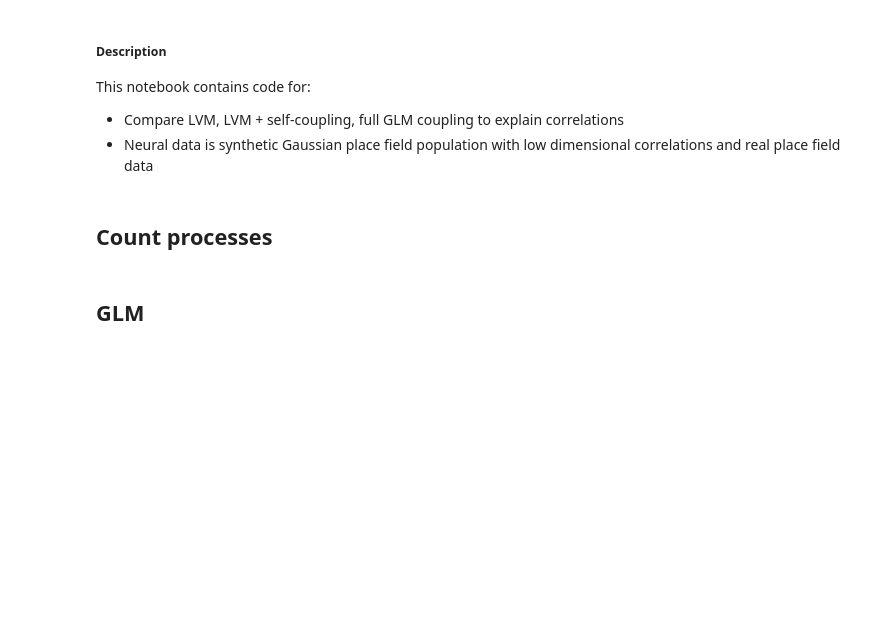
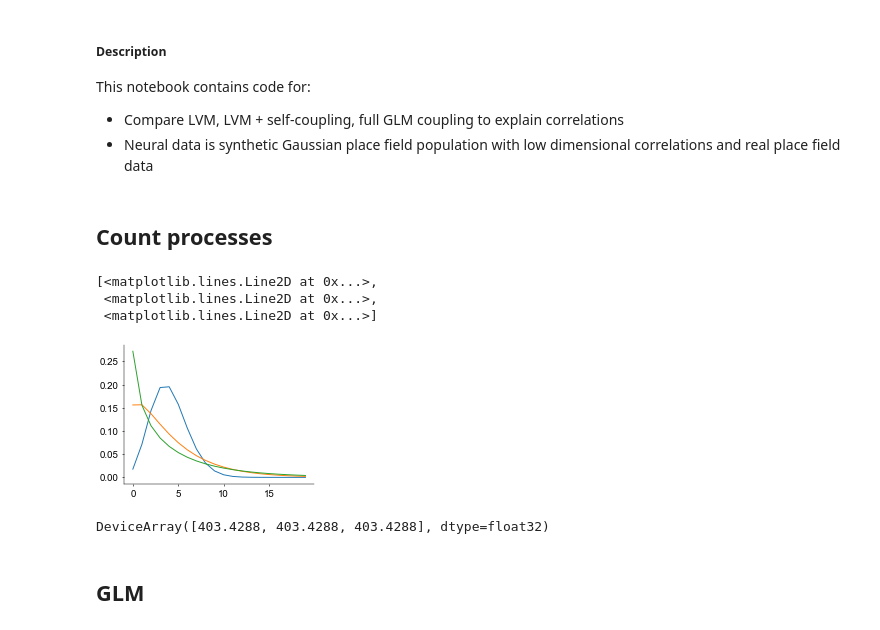
Before and after one commit to davindicode/nonparametric-nonrenewal-process, a Jupyter notebook: notebooks/baselines.ipynb, the cells around one changed output. Cells and saved outputs as stored; diff of their text form; code cells hidden in the pictures; blank space fills up the shorter version.

```diff
--- a/notebooks/baselines.ipynb
+++ b/notebooks/baselines.ipynb
@@ -49,9 +49,9 @@ plt.style.use(['../paper.mplstyle'])
 ## Count processes
 # %%
 neurons = 3
-tbin = 100.  # ms
+tbin = 0.01  # s
 
-count_type = 'p'
+count_type = 'nb'
 
 if count_type == 'p':
     count = lib.likelihoods.factorized.Poisson(
@@ -60,25 +60,25 @@ if count_type == 'p':
     )
 
 elif count_type == 'zip':
-    sigma = np.linspace(0.5, 1.5, neurons)
+    alpha = np.linspace(0.0, 0.95, neurons)
     count = lib.likelihoods.factorized.ZeroInflatedPoisson(
         neurons,
         tbin,
-        sigma,
+        alpha,
     )
 
 elif count_type == 'nb':
-    mu = np.linspace(0.5, 1.5, neurons)
+    r_inv = np.linspace(0.0, 1.5, neurons)
     count = lib.likelihoods.factorized.NegativeBinomial(
         neurons,
         tbin,
-        mu,
+        r_inv,
     )
 
 elif count_type == 'cmp':
-    mu = np.linspace(0.5, 1.5, neurons)
+    nu = np.linspace(0.5, 1.5, neurons)
     count = lib.likelihoods.factorized.ConwayMaxwellPoisson(
         neurons,
         tbin,
-        mu,
+        nu,
     )
@@ -87,3 +85,19 @@ count.log_likelihood()
+# %%
+y = jnp.arange(0, 20)[:, None].repeat(neurons, axis=1)
+f = jnp.linspace(6, 6, neurons)
+
+log_p_y = jax.vmap(count.log_likelihood, (None, 0), 0)(f, y)
+# %%
+plt.plot(np.exp(log_p_y))
+# %% [output]
+[<matplotlib.lines.Line2D at 0x...>,
+ <matplotlib.lines.Line2D at 0x...>,
+ <matplotlib.lines.Line2D at 0x...>]
+[figure, added]
+# %%
+jnp.exp(f)
+# %% [output]
+DeviceArray([403.4288, 403.4288, 403.4288], dtype=float32)
 # %% [markdown]
 <a id='glm'></a>
 ## GLM
```
Also changed, not shown: parts of 6 cells of this notebook, 36 other files.
